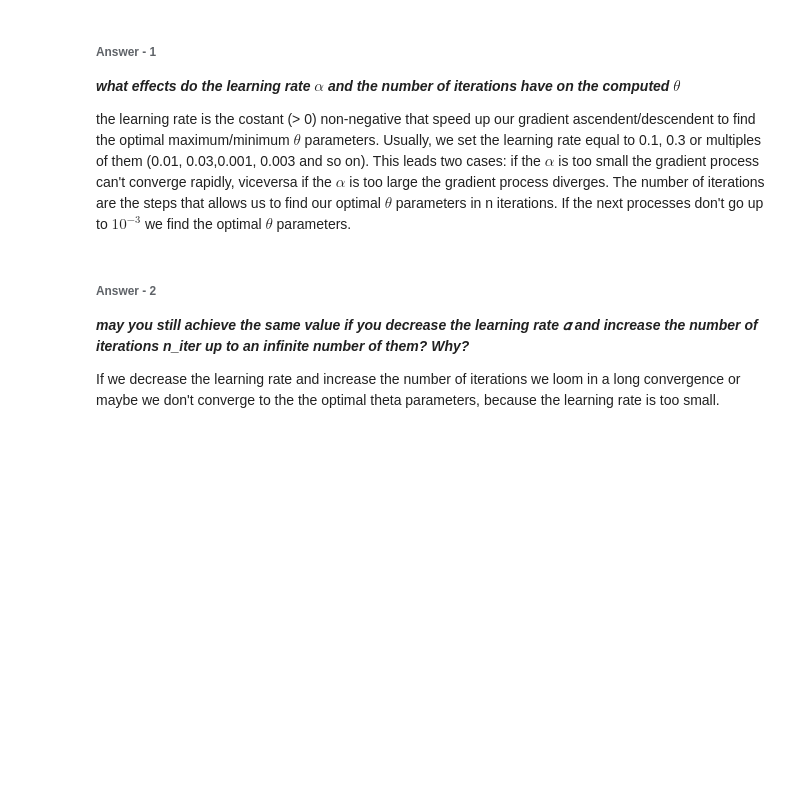
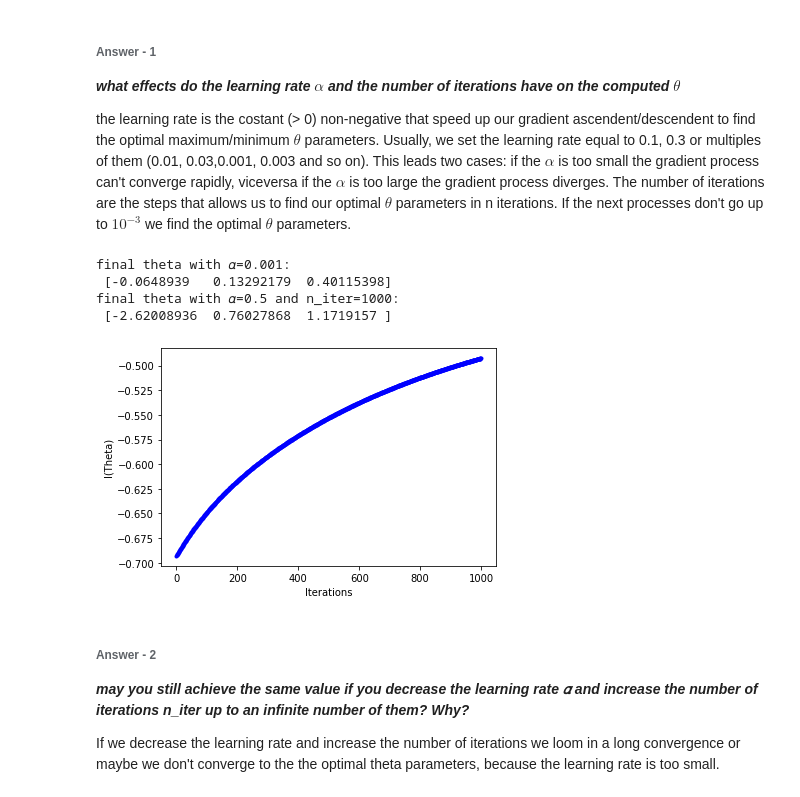
Before and after one commit to SimoneFiorellino/FDS-HW2, a Jupyter notebook: FDS_Exercise_2_new_assigned.ipynb, the cells around one changed output. Cells and saved outputs as stored; diff of their text form; code cells hidden in the pictures; blank space fills up the shorter version.

Commit message:
added plots for the 1-b

```diff
--- a/FDS_Exercise_2_new_assigned.ipynb
+++ b/FDS_Exercise_2_new_assigned.ipynb
@@ -340,6 +340,26 @@ Substantiate your answer with experiments and plots of the $l(\theta)$ and the d
 ***what effects do the learning rate $\alpha$ and the number of iterations have on the computed $\theta$***
 
 the learning rate is the costant (> 0) non-negative that speed up our gradient ascendent/descendent to find the optimal maximum/minimum $\theta$ parameters. Usually, we set the learning rate equal to 0.1, 0.3 or multiples of them (0.01, 0.03,0.001, 0.003 and so on). This leads two cases: if the $\alpha$ is too small the gradient process can't converge rapidly, viceversa if the $\alpha$ is too large the gradient process diverges. The number of iterations are the steps that allows us to find our optimal $\theta$ parameters in n iterations. If the next processes don't go up to $10^{-3}$ we find the optimal $\theta$ parameters.
+# %%
+# Run Gradient Ascent method with a small learning rate
+n_iter=1000
+my_alpha=0.001
+theta_final_alpha, log_l_history_alpha, theta_history_alpha = gradient_ascent(theta0,x,y,grad_l,alpha=my_alpha,iterations=n_iter)
+print(f'final theta with 𝛼={my_alpha}:\n {theta_final_alpha}')
+print(f'final theta with 𝛼=0.5 and n_iter=1000:\n {theta_final}')
+#print(theta_history_alpha)
+
+fig,ax = plt.subplots(num=2)
+
+ax.set_ylabel('l(Theta)')
+ax.set_xlabel('Iterations')
+_=ax.plot(range(len(log_l_history_alpha)),log_l_history_alpha,'b.')
+# %% [output]
+final theta with 𝛼=0.001:
+ [-0.0648939   0.13292179  0.40115398]
+final theta with 𝛼=0.5 and n_iter=1000:
+ [-2.62008936  0.76027868  1.1719157 ]
+[figure, added]
 # %% [markdown]
 ###### Answer - 2
 ***may you still achieve the same value if you decrease the learning rate 𝛼 and increase the number of iterations n_iter up to an infinite number of them? Why?***
```
Also changed, not shown: parts of 3 cells of this notebook.
